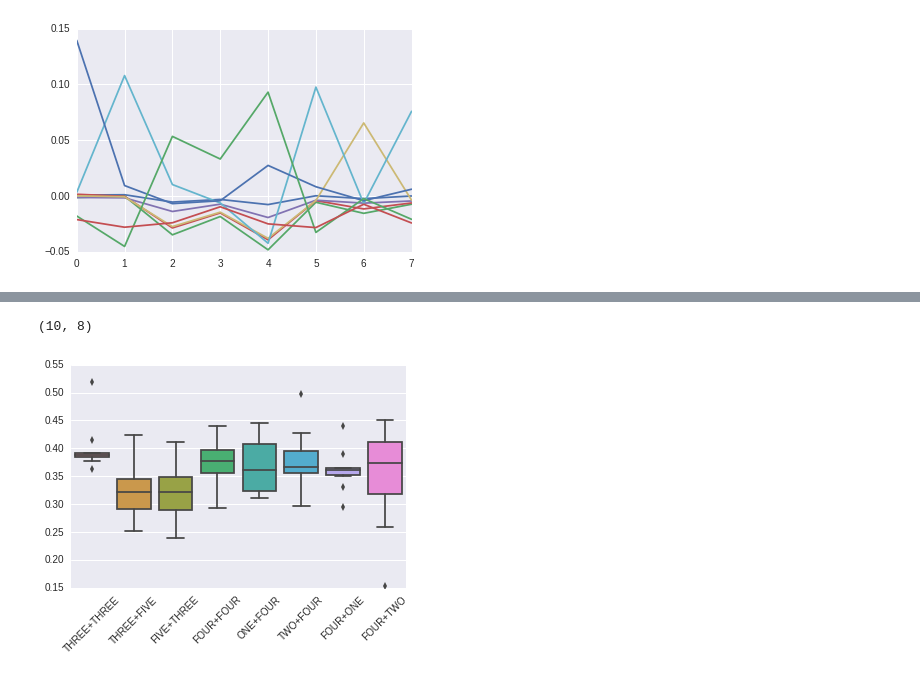
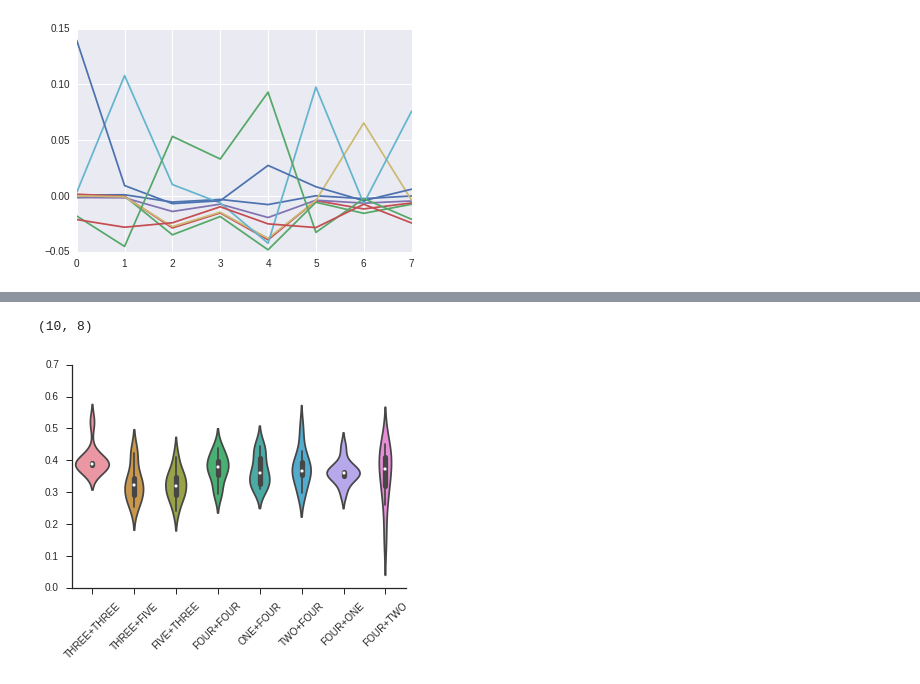
Before and after one commit to Seanny123/counting_to_addition, a Jupyter notebook: paper pred fig.ipynb, the cells around one changed output, grey strips where cells are left out. Cells and saved outputs as stored; diff of their text form; code cells hidden in the pictures.

```diff
--- a/paper pred fig.ipynb
+++ b/paper pred fig.ipynb
@@ -30,7 +27,7 @@ column_labels = ["THREE+THREE", "THREE+FIVE", "FIVE+THREE", "FOUR+FOUR",
 # %%
 #np.load("data/paperslow_count_data.npz")
-af = np.load("data/multpred_learning_data.npz")
-vo_load = np.load("data/multpred_learning_vocab.npz")
+af = np.load("data/multpred2_learning_data.npz")
+vo_load = np.load("data/multpred2_learning_vocab.npz")
 print(af.keys())
 print(vo_load.keys())
 # %% [output]
@@ -74,5 +73,5 @@ for r_i in range(run_num):
 # %%
-run_num = 10
+run_num = 25
 trial_num = 8
 dims = 9
 step = 30
@@ -94,0 +97,16 @@ learn_res = pd.DataFrame(max_res, columns=column_labels)
+# %%
+sns.set_style("ticks")
+ax = sns.boxplot(data=learn_res, fliersize=0)
+ax.set_xticklabels(column_labels, rotation=0)
+
+# set the face colour to white
+for art in ax.artists:
+    art.set_facecolor('white')
+
+ax.set_title("Confidence of Response After Learning")
+ax.set_ylabel("Confidence")
+ax.set_xlabel("Addition Question Asked")
+sns.despine()
+fig = ax.get_figure()
+fig.savefig("pred_plot.pdf", format="pdf")
+print(max_res.shape)
@@ -94,0 +116,16 @@ learn_res = pd.DataFrame(max_res, columns=column_labels)
+# %%
+sns.set_style("ticks")
+ax = sns.barplot(data=learn_res)
+ax.set_xticklabels(column_labels, rotation=0)
+
+# set the face colour to white
+for art in ax.artists:
+    art.set_facecolor('white')
+
+ax.set_title("Confidence of Response After Learning")
+ax.set_ylabel("Confidence")
+ax.set_xlabel("Addition Question Asked")
+sns.despine()
+fig = ax.get_figure()
+fig.savefig("pred_plot.pdf", format="pdf")
+print(max_res.shape)
@@ -95,7 +135,9 @@ learn_res = pd.DataFrame(max_res, columns=column_labels)
 # %%
-ax = sns.boxplot(data=learn_res)
+sns.set_style("ticks")
+ax = sns.violinplot(data=learn_res)
 ax.set_xticklabels(column_labels, rotation=45)
+sns.despine()
 print(max_res.shape)
 # %% [output]
 (10, 8)
-[figure, old version]
+[figure, new version]
```
Also changed, not shown: parts of 15 cells of this notebook, 3 other files.
